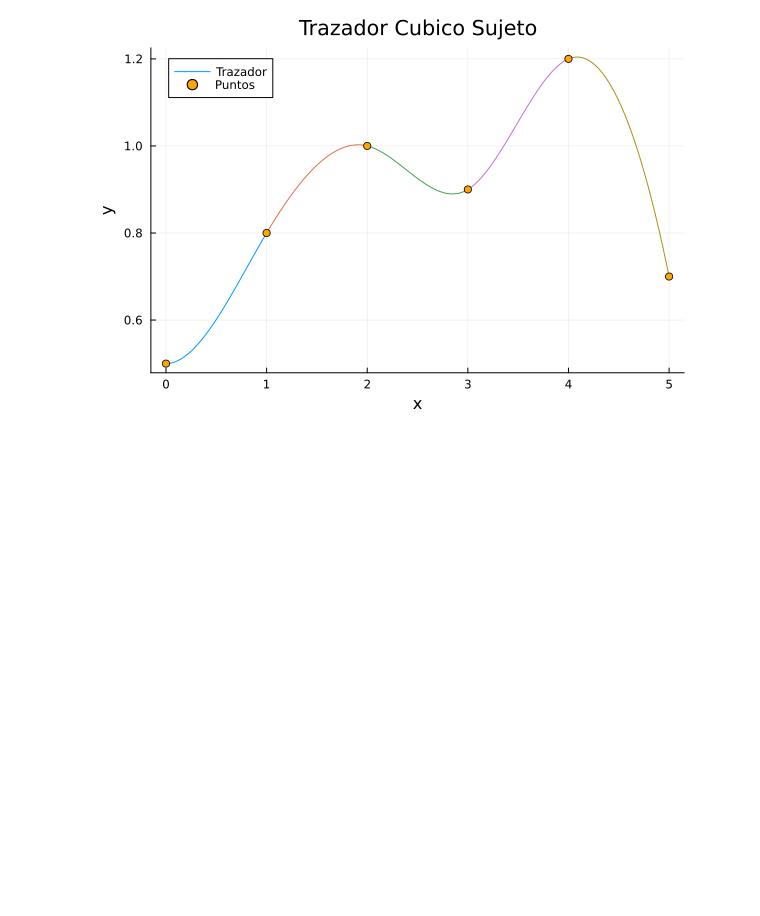
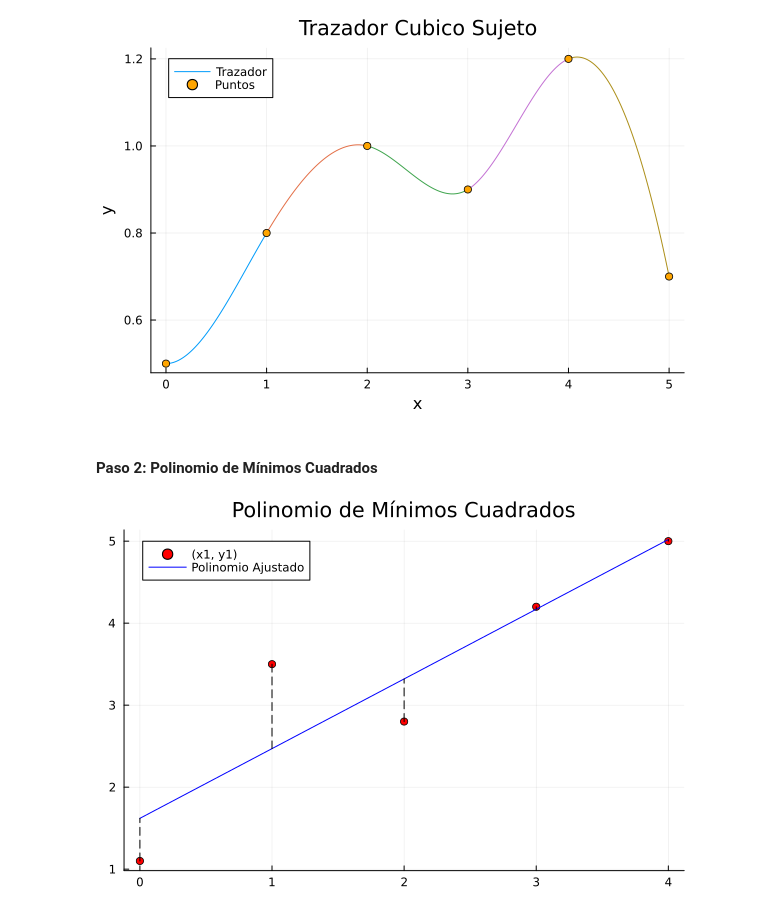
Before and after one commit to Excrah/Proyecto-de-Monta-a-Rusa, a Jupyter notebook: Montaña_Rusa.ipynb, the cells around one changed output. Saved outputs shown, nothing was run; the diff lists cells and outputs as text; code cells hidden in the pictures; blank space fills up the shorter version.

Commit message:
Paso2(llego tarde)

```diff
--- a/Montaña_Rusa.ipynb
+++ b/Montaña_Rusa.ipynb
@@ -109,3 +109,50 @@ Trozos 3: a = 1.0, b = -0.057320099255583234, c = -0.3253101736972702, d = 0.282
 Trozos 4: a = 0.9, b = 0.13995037220843676, c = 0.5225806451612902, d = -0.362531017369727
 Trozos 5: a = 1.2, b = 0.09751861042183622, c = -0.5650124069478908, d = -0.03250620347394541
 [figure]
+# %% [markdown]
+#### Paso 2: Polinomio de Mínimos Cuadrados
+# %%
+using CSV
+using DataFrames
+using Plots
+using LinearAlgebra
+
+# Extraemos los datos del archivo CSV
+datos = CSV.read("Datos_2.csv", DataFrame)
+x1 = datos.x1
+y1 = datos.y1
+
+# Calculamos para el ajuste polinomial(terminos)
+terminos = length(x1)
+promediolista1 = mean(x1)
+promediolista2 = mean(y1)
+Ex = sum(x1)
+Ey = sum(y1)
+Exy = sum(x1 .* y1)
+Ex2 = sum(x1 .^ 2)
+Ey2 = sum(y1 .^ 2)
+
+# Calculamos los coeficientes
+coeficienteA1 = (terminos * Exy - Ex * Ey) / (terminos * Ex2 - Ex^2)
+coeficienteA0 = promediolista2 - coeficienteA1 * promediolista1
+# Definimos funcion para el ajuste polinomial
+ajuste_polinomio(x) = coeficienteA0 + coeficienteA1 * x
+valoresdexparagraficar = range(minimum(x1), stop=maximum(x1), length=100)
+valoresdeyparagraifcar = ajuste_polinomio.(valoresdexparagraficar)
+
+#Graficamos
+scatter(x1, y1, label="(x1, y1)", color=:red)
+plot!(valoresdexparagraficar, valoresdeyparagraifcar, label="Polinomio Ajustado", color=:blue)
+
+for i in 1:terminos
+    xi = x1[i]
+    yi = y1[i]
+    y_ajustado = ajuste_polinomio(xi)
+    plot!([xi, xi], [yi, y_ajustado], color=:black, linestyle=:dash, label=false)
+end
+plot!(title="Polinomio de Mínimos Cuadrados")
+plot!(legend=:topleft)
+
+display(current())
+# %% [output]
+[figure, added]
```
Also changed, not shown: 1 other file.
